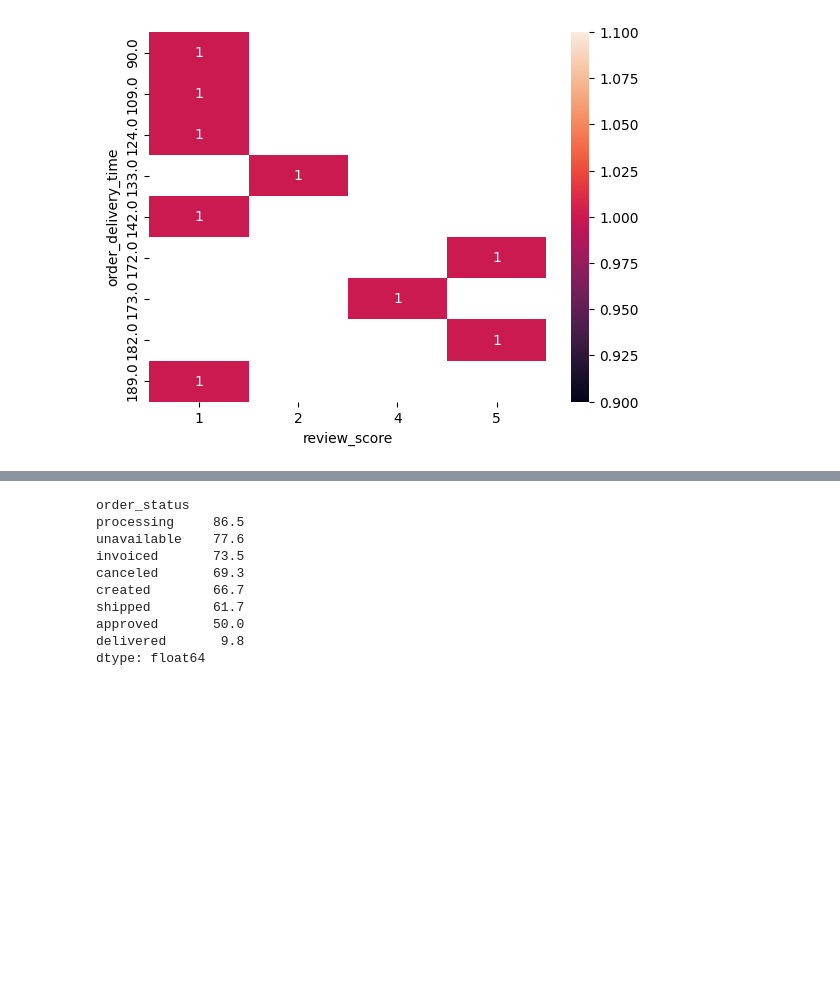
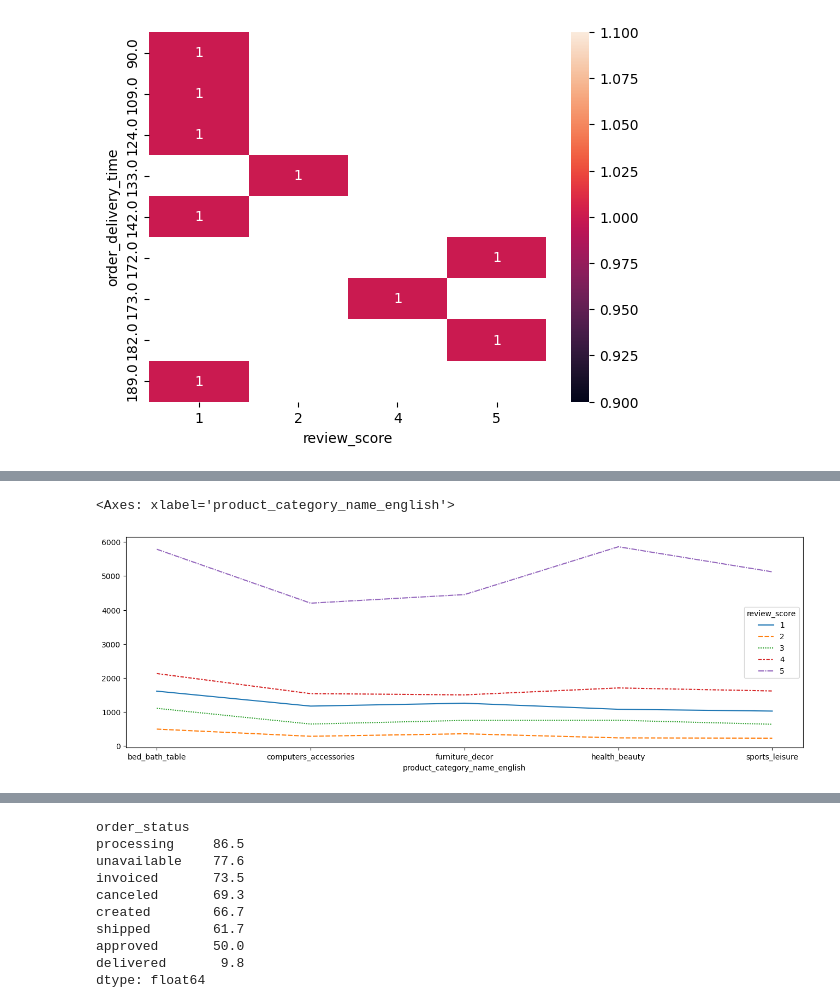
Before and after one commit to norriddx/ecommerce-orders-analysis, a Jupyter notebook: notebooks/eda.ipynb, the cells around one changed output, grey strips where cells are left out. Cells and saved outputs as stored; diff of their text form; code cells hidden in the pictures; blank space fills up the shorter version.

```diff
--- a/notebooks/eda.ipynb
+++ b/notebooks/eda.ipynb
@@ -746,0 +747,11 @@ Result is expected. For slowest delivery time (it's stuck or lost orders accordi
+# %%
+orders_reviews_products = orders_reviews.merge(items, on='order_id').merge(products, on='product_id')
+
+top_popular_categories = items_products['product_category_name_english'].value_counts().sort_values(ascending=False).head(5).index
+
+# pivot table
+
+filtered = orders_reviews_products[orders_reviews_products['product_category_name_english'].isin(top_popular_categories)]
+
+filtered_pvt = filtered.pivot_table(values='order_id', columns='review_score', index='product_category_name_english', aggfunc='count')
+filtered_pvt
@@ -746,0 +766,6 @@ Result is expected. For slowest delivery time (it's stuck or lost orders accordi
+# %%
+plt.figure(figsize=(16, 5))
+sns.lineplot(filtered_pvt)
+# %% [output]
+<Axes: xlabel='product_category_name_english'>
+[figure, added]
```
Also changed, not shown: parts of 26 cells of this notebook.
